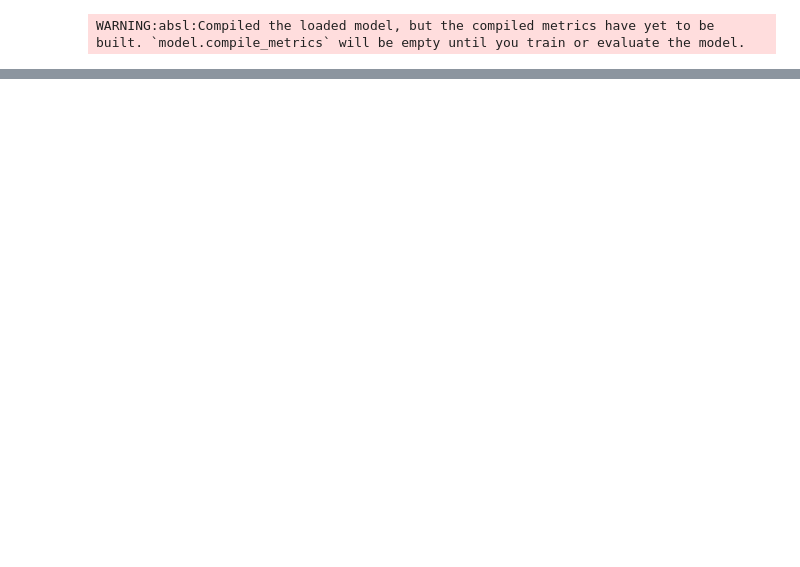
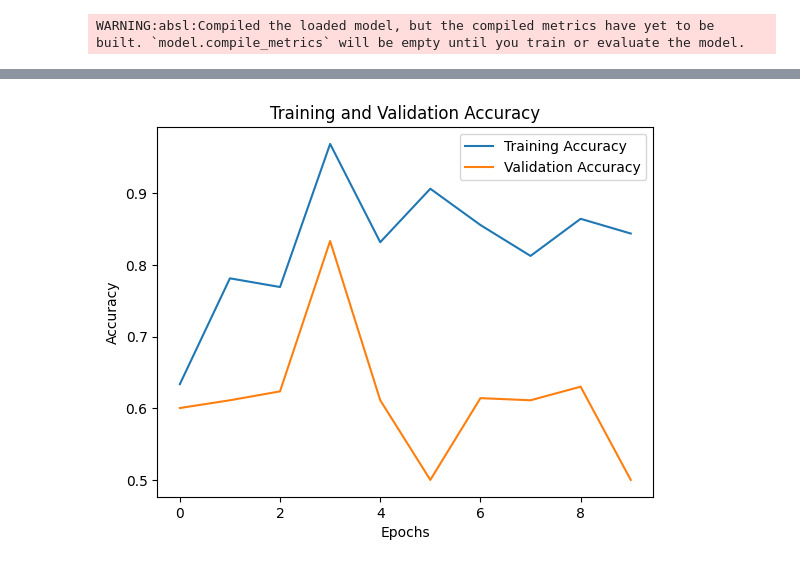
Before and after one commit to eltsvetk/DS6050_Project, a Jupyter notebook: densenetnewdataset.ipynb, the cells around one changed output, grey strips where cells are left out. Drawn from its saved outputs; the diff is of its cells as text; code cells hidden in the pictures; blank space fills up the shorter version.

```diff
--- a/densenetnewdataset.ipynb
+++ b/densenetnewdataset.ipynb
@@ -244,0 +320,10 @@ Image: Google_Earth_Images/landslides/nasa_g_2000m_14329_2011_large.jpg, Predict
+# %%
+# Compile the model
+model_2.compile(
+    optimizer=tf.keras.optimizers.Adam(learning_rate=0.0001),
+    loss='binary_crossentropy',  # Use 'categorical_crossentropy' for multi-class
+    metrics=['accuracy']
+)
+
+# Model summary
+model_2.summary()
@@ -244,0 +351,12 @@ Image: Google_Earth_Images/landslides/nasa_g_2000m_14329_2011_large.jpg, Predict
+# %%
+# Train the model
+history_2 = model_2.fit(
+    train_generator,
+    validation_data=val_generator,
+    epochs=10,
+    steps_per_epoch=train_generator.samples // train_generator.batch_size,
+    validation_steps=val_generator.samples // val_generator.batch_size
+)
+
+# Save the model
+#model.save('densenet_landslide_model.h5')
@@ -244,0 +405,19 @@ Image: Google_Earth_Images/landslides/nasa_g_2000m_14329_2011_large.jpg, Predict
+# %%
+train_accuracy = history_2.history['accuracy']
+val_accuracy = history_2.history['val_accuracy']
+# %%
+import matplotlib.pyplot as plt
+# Plot training and validation accuracy
+plt.plot(train_accuracy, label='Training Accuracy')
+plt.plot(val_accuracy, label='Validation Accuracy')
+
+# Add labels and title
+plt.title('Training and Validation Accuracy')
+plt.xlabel('Epochs')
+plt.ylabel('Accuracy')
+plt.legend()
+
+# Show the plot
+plt.show()
+# %% [output]
+[figure, added]
```
Also changed, not shown: parts of 56 cells of this notebook.
